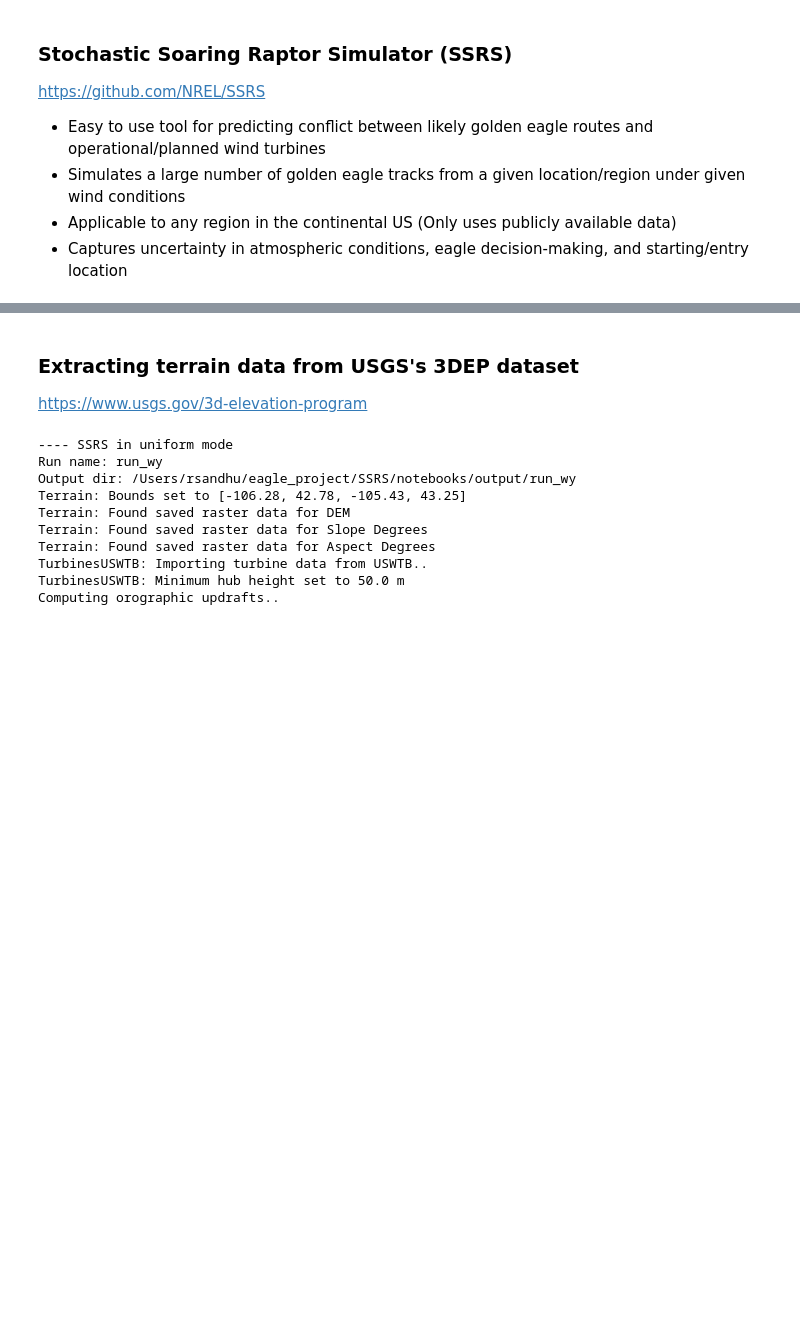
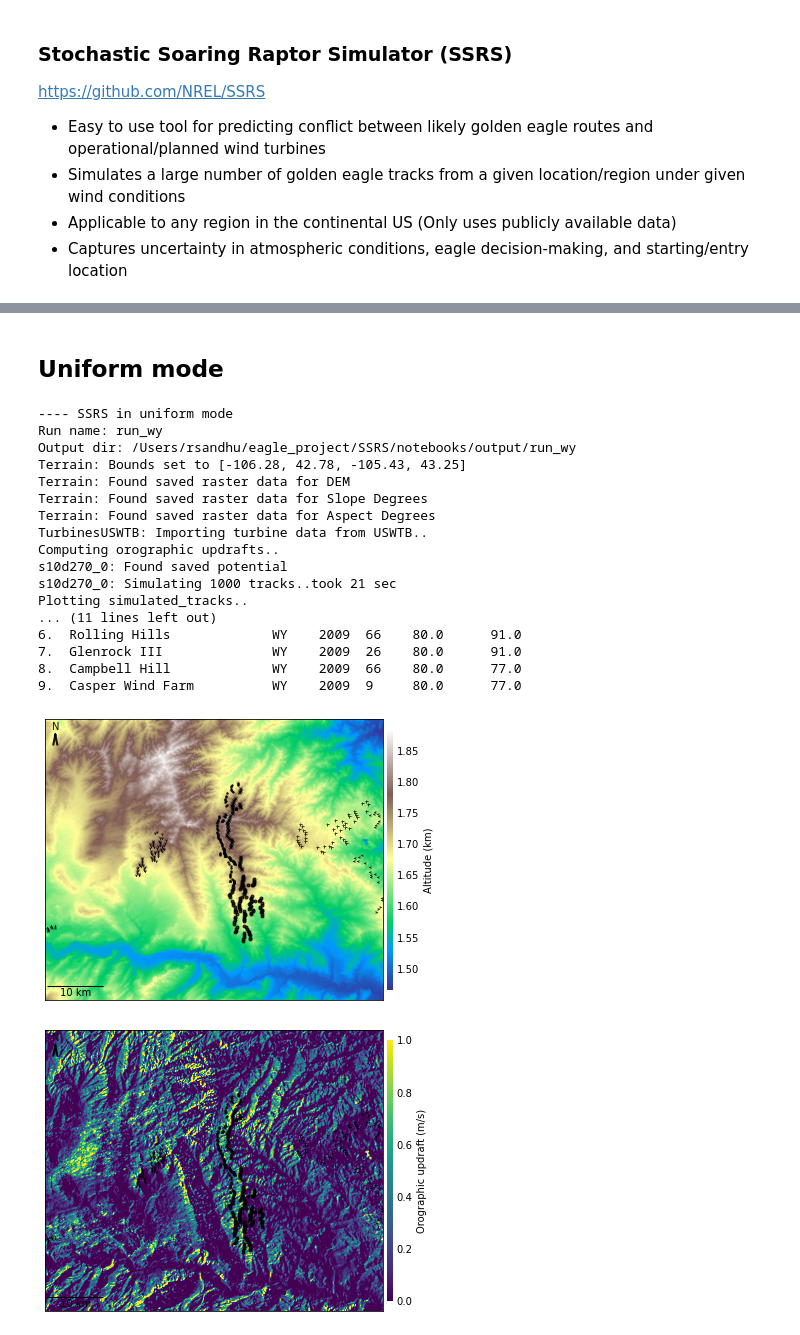
Before and after one commit to NREL/SSRS, a Jupyter notebook: notebooks/ssrs_wy.ipynb, the cells around one changed output, grey strips where cells are left out. Saved outputs shown, nothing was run; the diff lists cells and outputs as text; code cells hidden in the pictures; blank space fills up the shorter version.

```diff
--- a/notebooks/ssrs_wy.ipynb
+++ b/notebooks/ssrs_wy.ipynb
@@ -15,35 +12,46 @@ The autoreload extension is already loaded. To reload it, use:
 import matplotlib.pyplot as plt
 from dataclasses import replace, asdict
 from ssrs import Terrain, Simulator, Config, WTK
-# %% [markdown]
-### Extracting terrain data from USGS's 3DEP dataset
-https://www.usgs.gov/3d-elevation-program
+# %% [markdown]
+## Uniform mode
 # %%
-# snapshot mode in Wyoming on 17 June 2010 at 1 pm
+# Uniform mode
 config_wy_uniform = Config(
     # terrain parameters
     run_name='run_wy',
-    southwest_lonlat=(42.78, -106.21),
+    southwest_lonlat=(-106.21, 42.78),
     region_width_km=(60., 50.),
     resolution=100.,
     # simulation parameters
     sim_mode='uniform',
     uniform_winddirn=270.,
     uniform_windspeed=10.,
     track_direction=0.,
-    track_count = 500,
-    track_start_region=(20, 21, 0, 0)
+    track_count = 1000,
+    track_start_region=(5, 55, 1, 2)
 )
-#print(config_wy_snapshot)
-sim = Simulator(**asdict(config_wy_uniform))
+sim = Simulator(config_wy_uniform)
+sim.simulate_tracks()
+sim.plot_terrain_elevation(show=True)
+sim.plot_simulation_output(show=True)
+sim.turbines.print_details()
 # %% [output]
 ---- SSRS in uniform mode
 Run name: run_wy
 Output dir: /Users/rsandhu/eagle_project/SSRS/notebooks/output/run_wy
 Terrain: Bounds set to [-106.28, 42.78, -105.43, 43.25]
 Terrain: Found saved raster data for DEM
 Terrain: Found saved raster data for Slope Degrees
 Terrain: Found saved raster data for Aspect Degrees
 TurbinesUSWTB: Importing turbine data from USWTB..
-TurbinesUSWTB: Minimum hub height set to 50.0 m
 Computing orographic updrafts..
+s10d270_0: Found saved potential
+s10d270_0: Simulating 1000 tracks..took 21 sec
+Plotting simulated_tracks..
+... (11 lines left out)
+6.  Rolling Hills             WY    2009  66    80.0      91.0
+7.  Glenrock III              WY    2009  26    80.0      91.0
+8.  Campbell Hill             WY    2009  66    80.0      77.0
+9.  Casper Wind Farm          WY    2009  9     80.0      77.0
+[figure, added]
+[figure, added]
```
Also changed, not shown: parts of 18 cells of this notebook, 13 other files.
